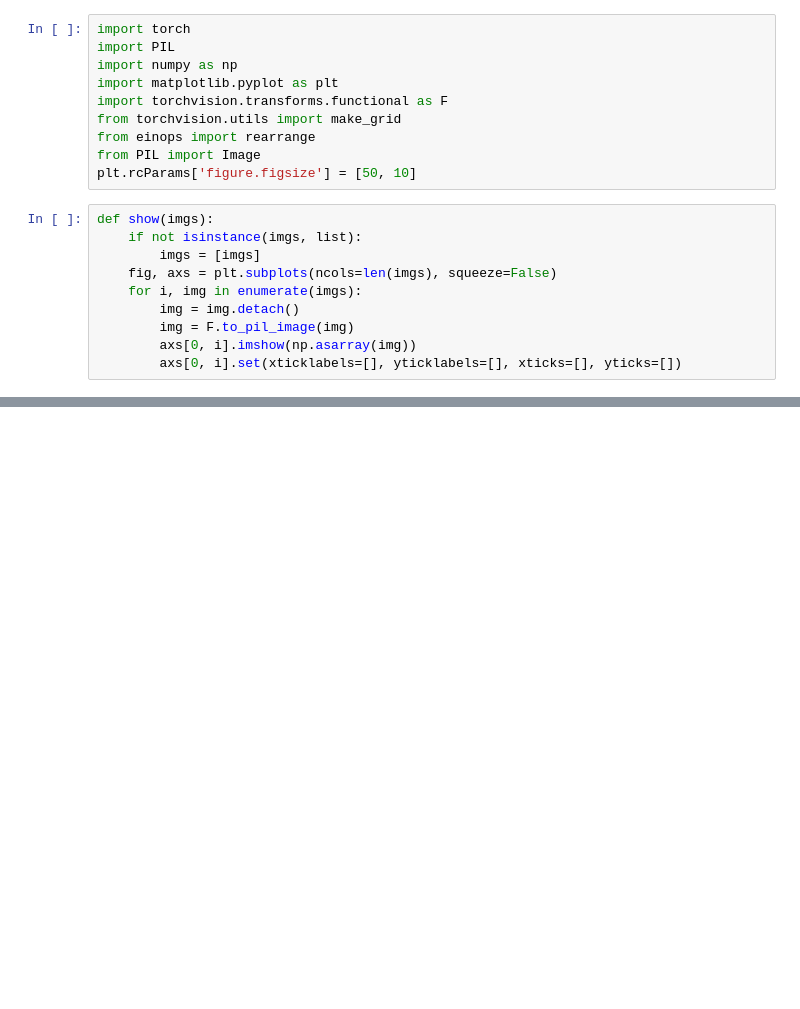
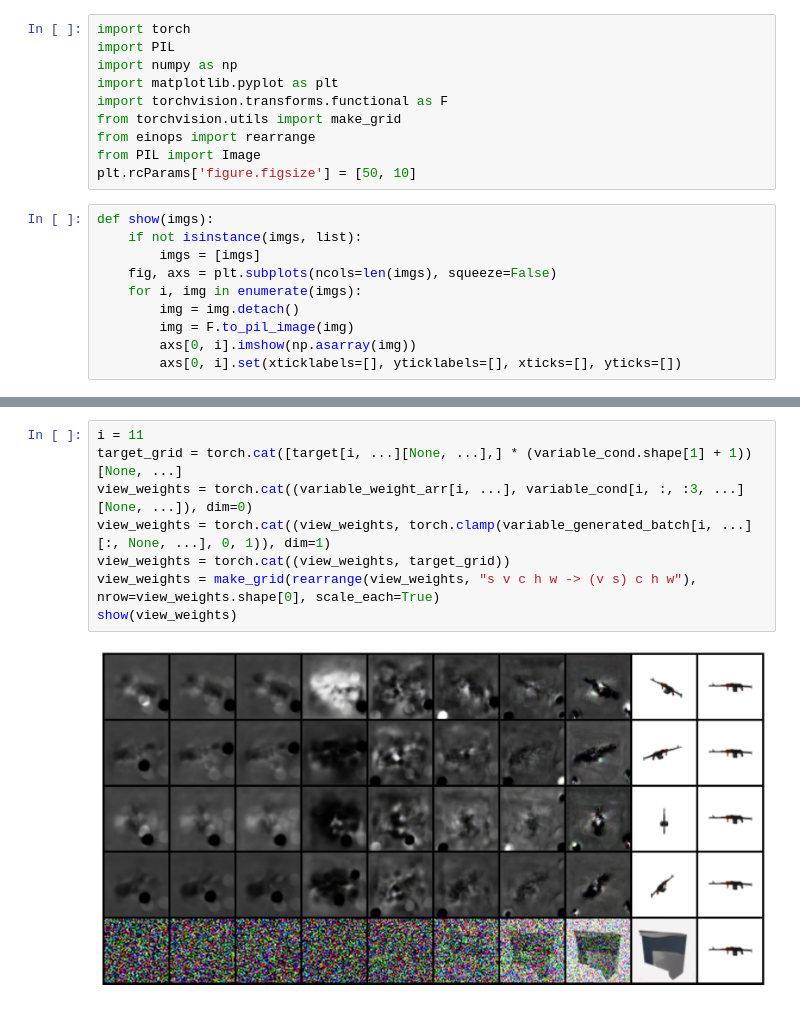
Before and after one commit to bronemos/view-fusion, a Jupyter notebook: analysis.ipynb, the cells around one changed output, grey strips where cells are left out. Cells and saved outputs as stored; diff of their text form; blank space fills up the shorter version.

```diff
--- a/analysis.ipynb
+++ b/analysis.ipynb
@@ -41,0 +60,10 @@ show(view_weights)
+# %%
+i = 11
+target_grid = torch.cat([target[i, ...][None, ...],] * (variable_cond.shape[1] + 1))[None, ...]
+view_weights = torch.cat((variable_weight_arr[i, ...], variable_cond[i, :, :3, ...][None, ...]), dim=0)
+view_weights = torch.cat((view_weights, torch.clamp(variable_generated_batch[i, ...][:, None, ...], 0, 1)), dim=1)
+view_weights = torch.cat((view_weights, target_grid))
+view_weights = make_grid(rearrange(view_weights, "s v c h w -> (v s) c h w"), nrow=view_weights.shape[0], scale_each=True)
+show(view_weights)
+# %% [output]
+[figure, added]
```
Also changed, not shown: parts of 4 cells of this notebook, 4 other files.
